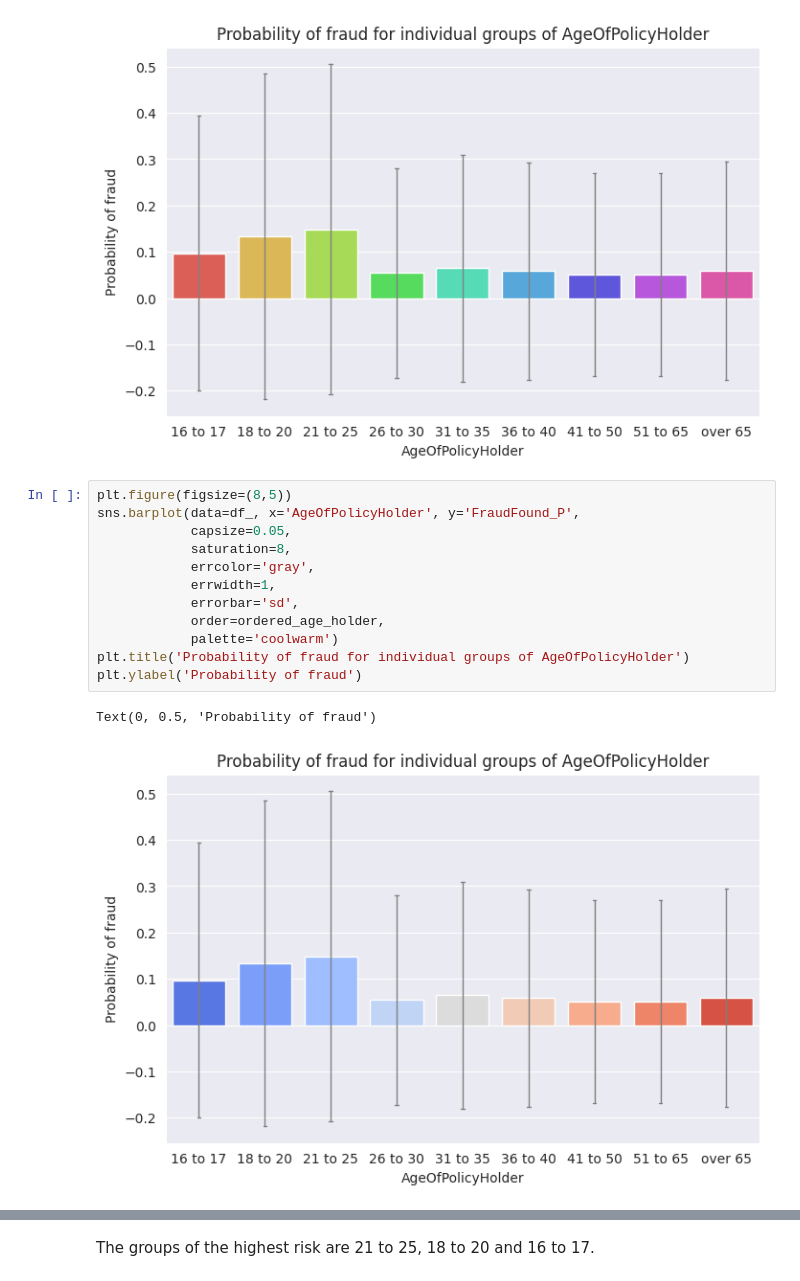
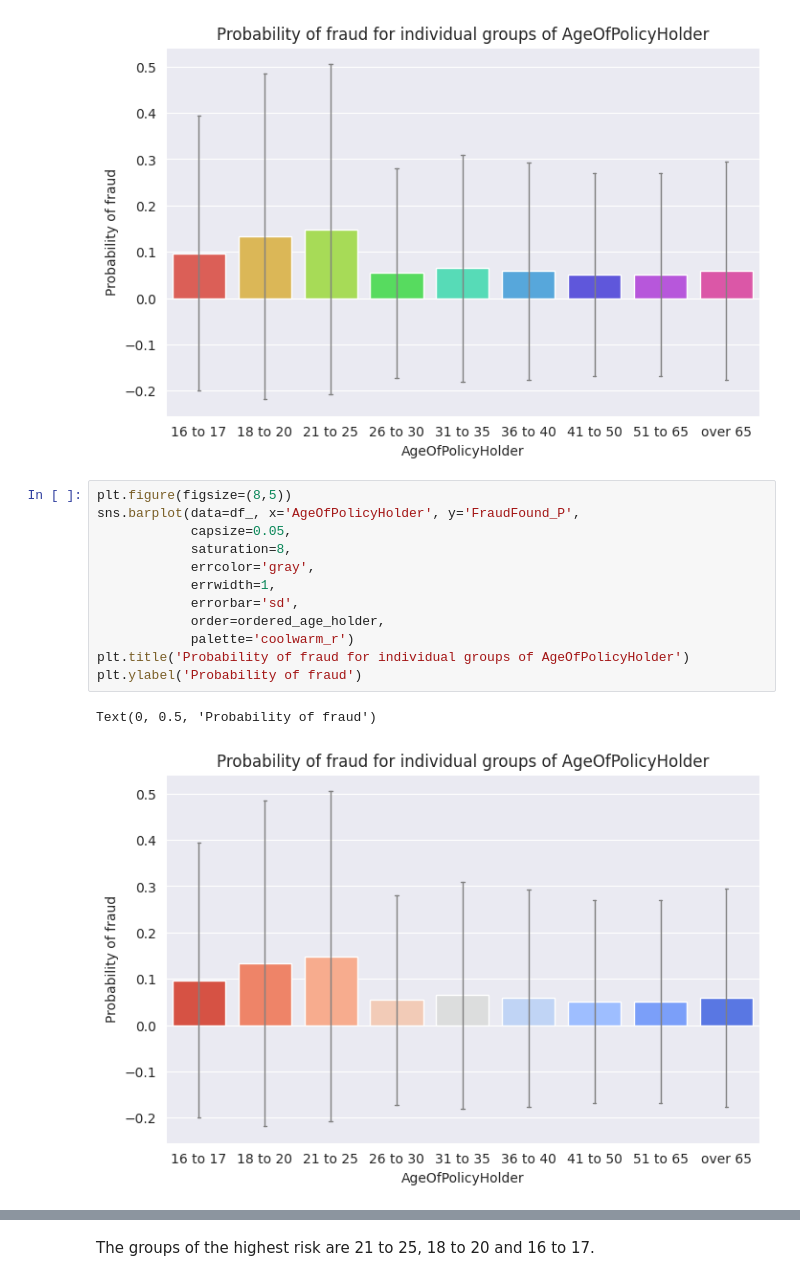
Before and after one commit to aziegert/Vehicle_Insurance_Claim_Fraud_Detection, a Jupyter notebook: Vehicle_Insurance_Claim_Fraud_Detection_v2.ipynb, the cells around one changed output, grey strips where cells are left out. Cells and saved outputs as stored; diff of their text form.

```diff
--- a/Vehicle_Insurance_Claim_Fraud_Detection_v2.ipynb
+++ b/Vehicle_Insurance_Claim_Fraud_Detection_v2.ipynb
@@ -223,15 +209,15 @@ Text(0, 0.5, 'Probability of fraud')
 # %%
 plt.figure(figsize=(8,5))
 sns.barplot(data=df_, x='AgeOfPolicyHolder', y='FraudFound_P',
             capsize=0.05,
             saturation=8,
             errcolor='gray',
             errwidth=1,
             errorbar='sd',
             order=ordered_age_holder,
-            palette='coolwarm')
+            palette='coolwarm_r')
 plt.title('Probability of fraud for individual groups of AgeOfPolicyHolder')
 plt.ylabel('Probability of fraud')
 # %% [output]
 Text(0, 0.5, 'Probability of fraud')
-[figure, old version]
+[figure, new version]
```
Also changed, not shown: parts of 13 cells of this notebook.
